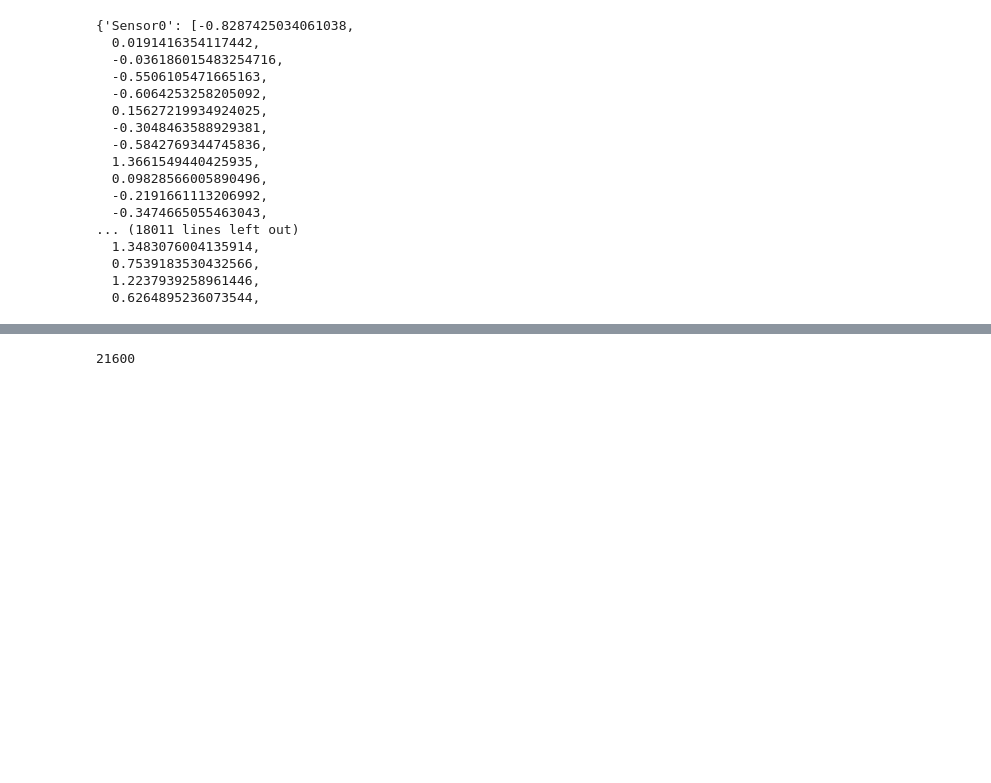
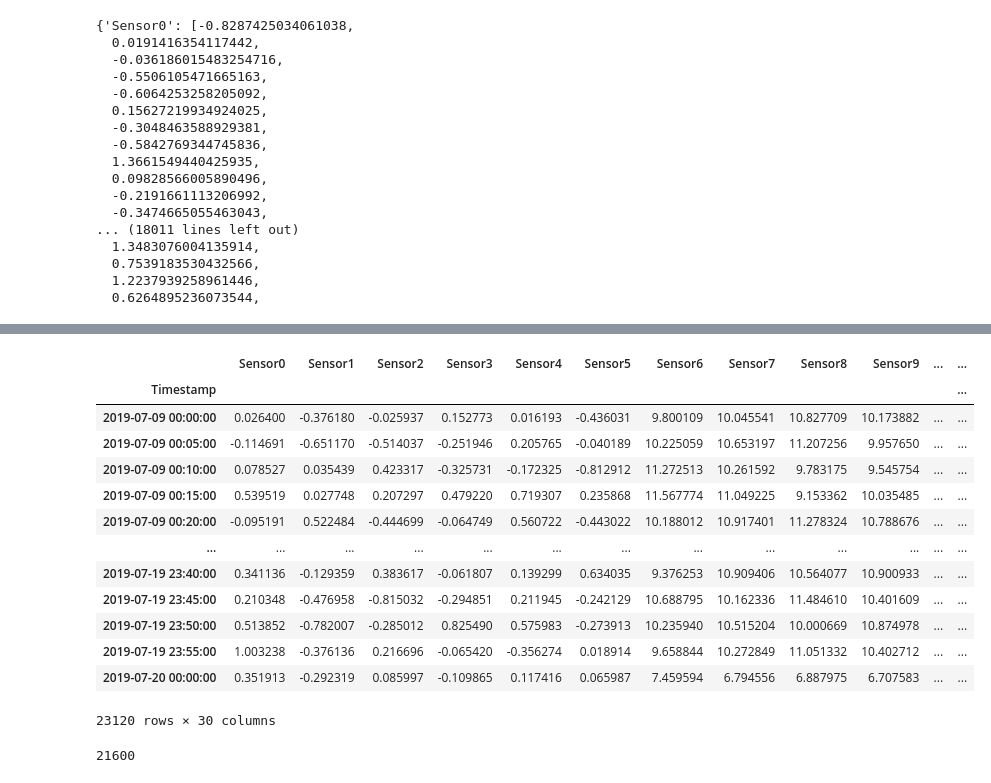
Before and after one commit to aws-samples/aws-iot-sitewise-with-amazon-lookout-for-equipment, a Jupyter notebook: notebook_data_prep_4_simulator/L4Etest_30sensors.ipynb, the cells around one changed output, grey strips where cells are left out. Saved outputs shown, nothing was run; the diff lists cells and outputs as text; code cells hidden in the pictures; blank space fills up the shorter version.

```diff
--- a/notebook_data_prep_4_simulator/L4Etest_30sensors.ipynb
+++ b/notebook_data_prep_4_simulator/L4Etest_30sensors.ipynb
@@ -137,3 +96,27 @@ Timestamp
+# %%
+import pandas as pd
+import datetime
+
+start_anom_df = pd.DataFrame()
+for i in range (40):
+    for j in range (18,20):
+        start_anom_df = start_anom_df.append(train_df.loc[labels_df.iloc[j,0]:labels_df.iloc[j,1],:])
+start_anom_df
+# %% [output]
+|  | Sensor0 | Sensor1 | Sensor2 | Sensor3 | Sensor4 | Sensor5 | Sensor6 | Sensor7 | Sensor8 | Sensor9 | ... | ... |
+| Timestamp |  |  |  |  |  |  |  |  |  |  |  | ... |
+| 2019-07-09 00:00:00 | 0.026400 | -0.376180 | -0.025937 | 0.152773 | 0.016193 | -0.436031 | 9.800109 | 10.045541 | 10.827709 | 10.173882 | ... | ... |
+| 2019-07-09 00:05:00 | -0.114691 | -0.651170 | -0.514037 | -0.251946 | 0.205765 | -0.040189 | 10.225059 | 10.653197 | 11.207256 | 9.957650 | ... | ... |
+| 2019-07-09 00:10:00 | 0.078527 | 0.035439 | 0.423317 | -0.325731 | -0.172325 | -0.812912 | 11.272513 | 10.261592 | 9.783175 | 9.545754 | ... | ... |
+| 2019-07-09 00:15:00 | 0.539519 | 0.027748 | 0.207297 | 0.479220 | 0.719307 | 0.235868 | 11.567774 | 11.049225 | 9.153362 | 10.035485 | ... | ... |
+| 2019-07-09 00:20:00 | -0.095191 | 0.522484 | -0.444699 | -0.064749 | 0.560722 | -0.443022 | 10.188012 | 10.917401 | 11.278324 | 10.788676 | ... | ... |
+| ... | ... | ... | ... | ... | ... | ... | ... | ... | ... | ... | ... | ... |
+| 2019-07-19 23:40:00 | 0.341136 | -0.129359 | 0.383617 | -0.061807 | 0.139299 | 0.634035 | 9.376253 | 10.909406 | 10.564077 | 10.900933 | ... | ... |
+| 2019-07-19 23:45:00 | 0.210348 | -0.476958 | -0.815032 | -0.294851 | 0.211945 | -0.242129 | 10.688795 | 10.162336 | 11.484610 | 10.401609 | ... | ... |
+| 2019-07-19 23:50:00 | 0.513852 | -0.782007 | -0.285012 | 0.825490 | 0.575983 | -0.273913 | 10.235940 | 10.515204 | 10.000669 | 10.874978 | ... | ... |
+| 2019-07-19 23:55:00 | 1.003238 | -0.376136 | 0.216696 | -0.065420 | -0.356274 | 0.018914 | 9.658844 | 10.272849 | 11.051332 | 10.402712 | ... | ... |
+| 2019-07-20 00:00:00 | 0.351913 | -0.292319 | 0.085997 | -0.109865 | 0.117416 | 0.065987 | 7.459594 | 6.794556 | 6.887975 | 6.707583 | ... | ... |
+23120 rows × 30 columns
 # %%
 train_abnorm_df = start_anom_df.iloc[:21600,:]
 # %%
```
Also changed, not shown: parts of 13 cells of this notebook, 7 other files.
